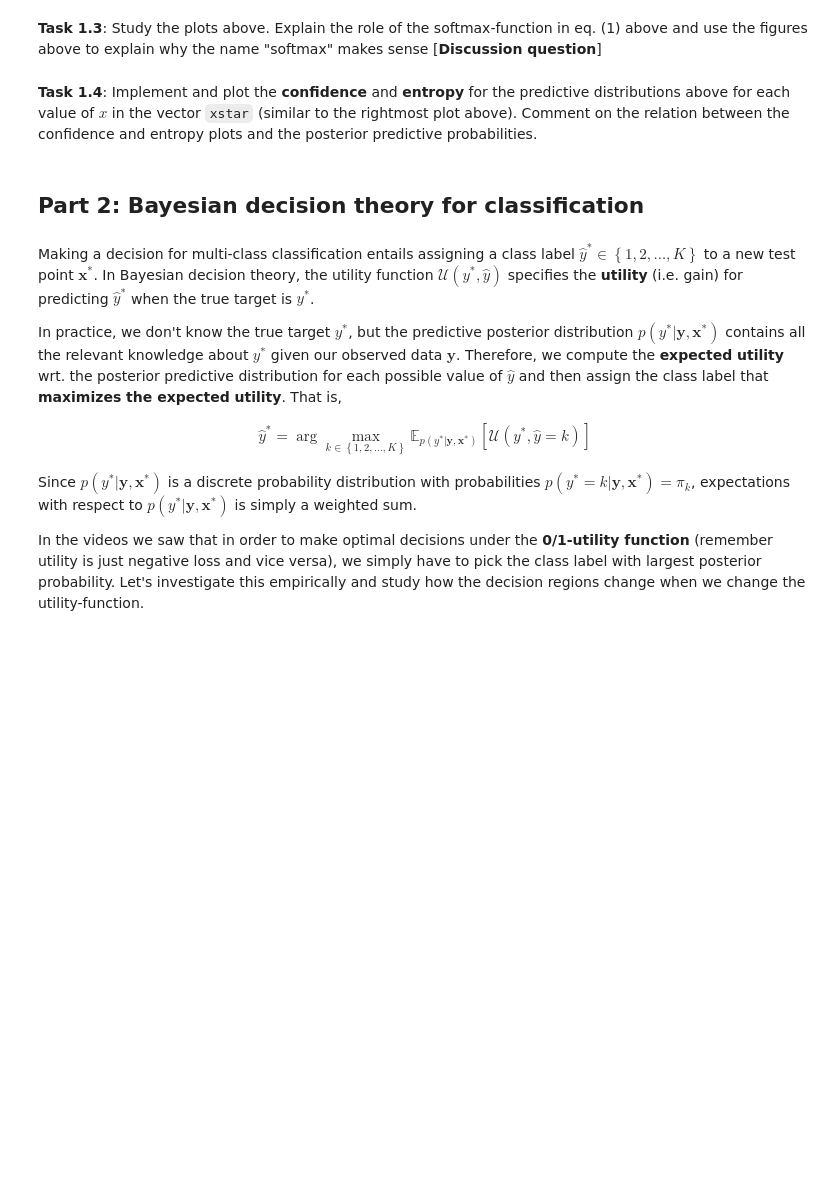
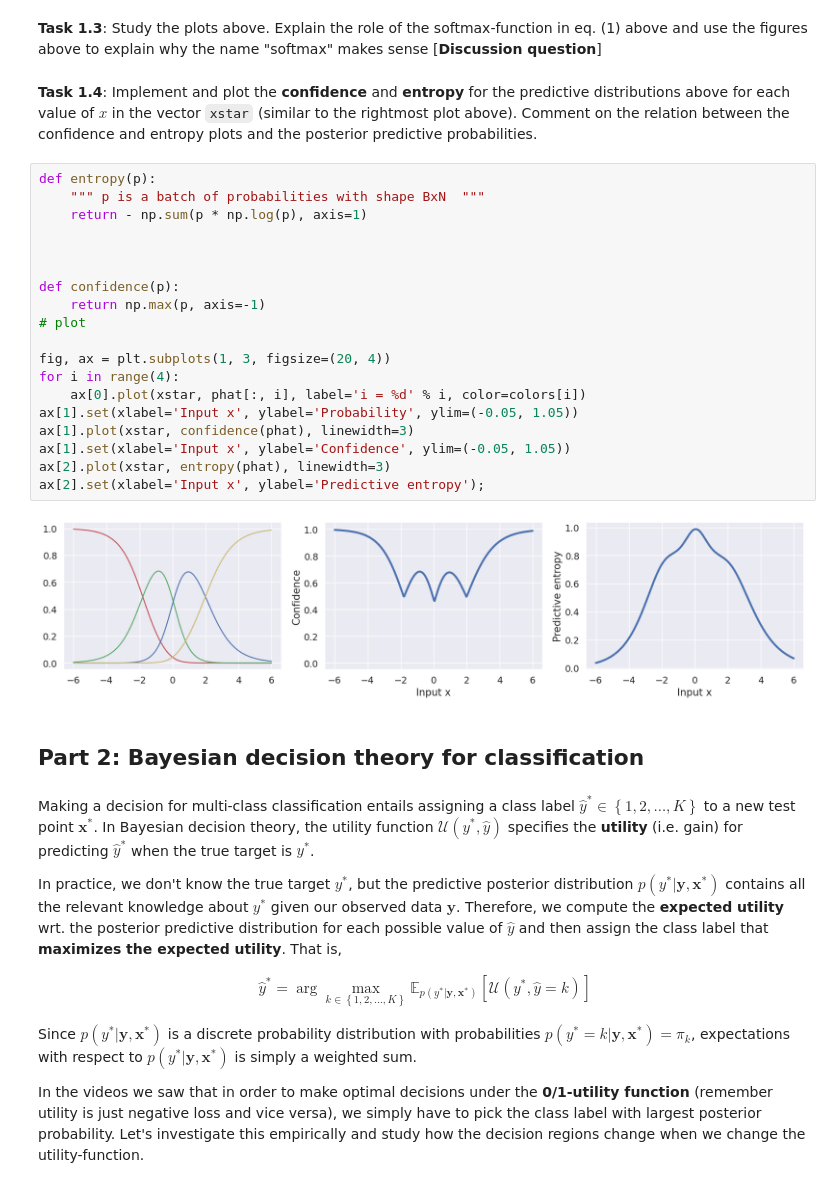
Before and after one commit to DrJupiter/DTU-Obsidian, a Jupyter notebook: Bayesian Machine Learning/ex7_handout.ipynb, the cells around one changed output. Drawn from its saved outputs; the diff is of its cells as text; blank space fills up the shorter version.

```diff
--- a/Bayesian Machine Learning/ex7_handout.ipynb
+++ b/Bayesian Machine Learning/ex7_handout.ipynb
@@ -369,6 +371,27 @@ model.S_flat.shape, model.m_flat.ravel().shape
 **Task 1.3**: Study the plots above. Explain the role of the softmax-function in eq. (1) above and use the figures above to explain why the name "softmax" makes sense [**Discussion question**]
 # %% [markdown]
 **Task 1.4**: Implement and plot the **confidence** and **entropy** for the predictive distributions above for each value of $x$ in the vector `xstar` (similar to the rightmost plot above). Comment on the relation between the confidence and entropy plots and the posterior predictive probabilities.
+# %%
+def entropy(p):
+    """ p is a batch of probabilities with shape BxN  """
+    return - np.sum(p * np.log(p), axis=1)
+
+
+
+def confidence(p):
+    return np.max(p, axis=-1)
+# plot
+
+fig, ax = plt.subplots(1, 3, figsize=(20, 4))
+for i in range(4):
+    ax[0].plot(xstar, phat[:, i], label='i = %d' % i, color=colors[i])
+ax[1].set(xlabel='Input x', ylabel='Probability', ylim=(-0.05, 1.05))
+ax[1].plot(xstar, confidence(phat), linewidth=3)
+ax[1].set(xlabel='Input x', ylabel='Confidence', ylim=(-0.05, 1.05))
+ax[2].plot(xstar, entropy(phat), linewidth=3)
+ax[2].set(xlabel='Input x', ylabel='Predictive entropy');
+# %% [output]
+[figure, added]
 # %% [markdown]
 ## Part 2:  Bayesian decision theory for classification
 # %% [markdown]
```
Also changed, not shown: parts of 2 cells of this notebook, 39 other files.
